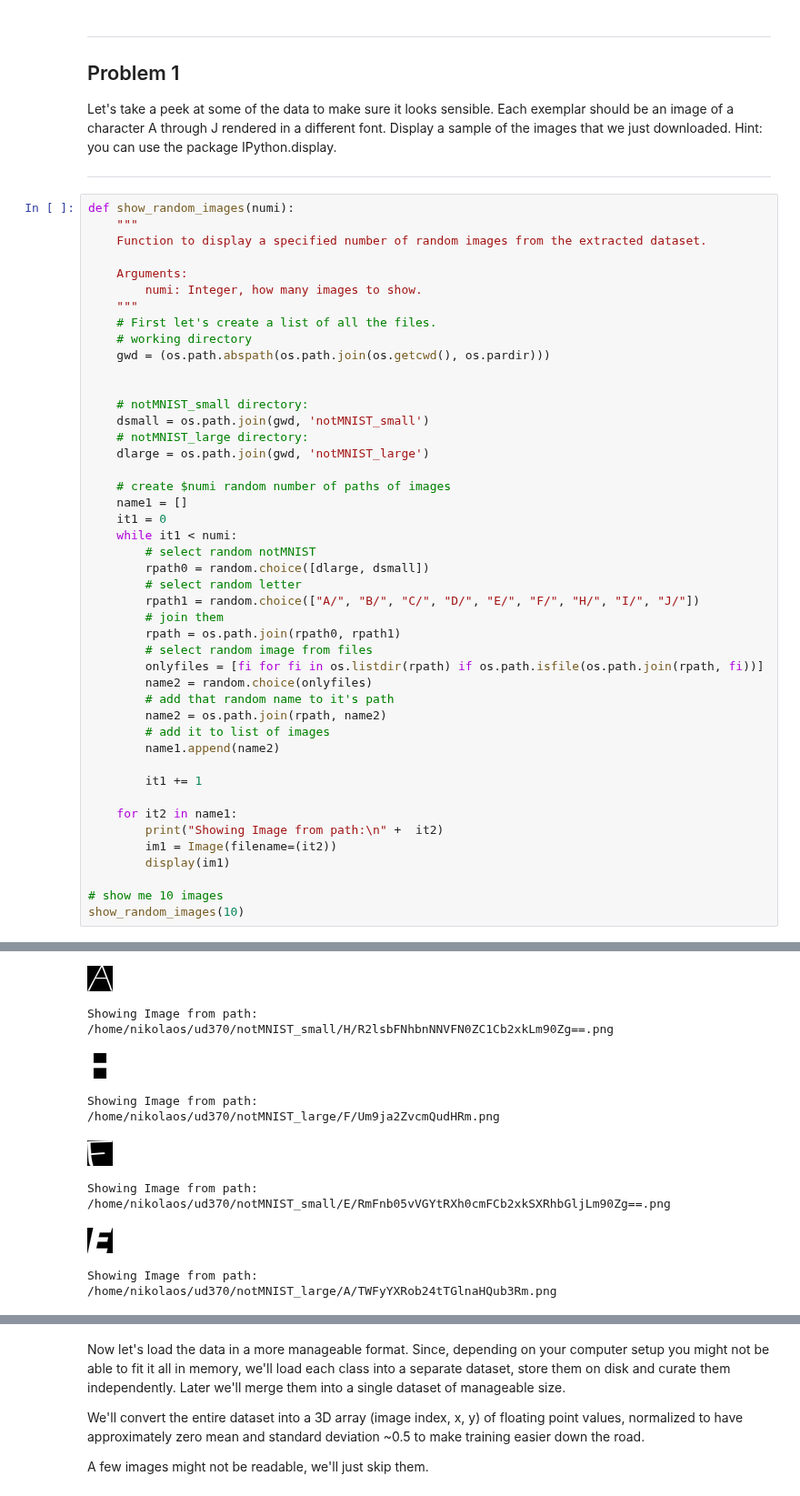
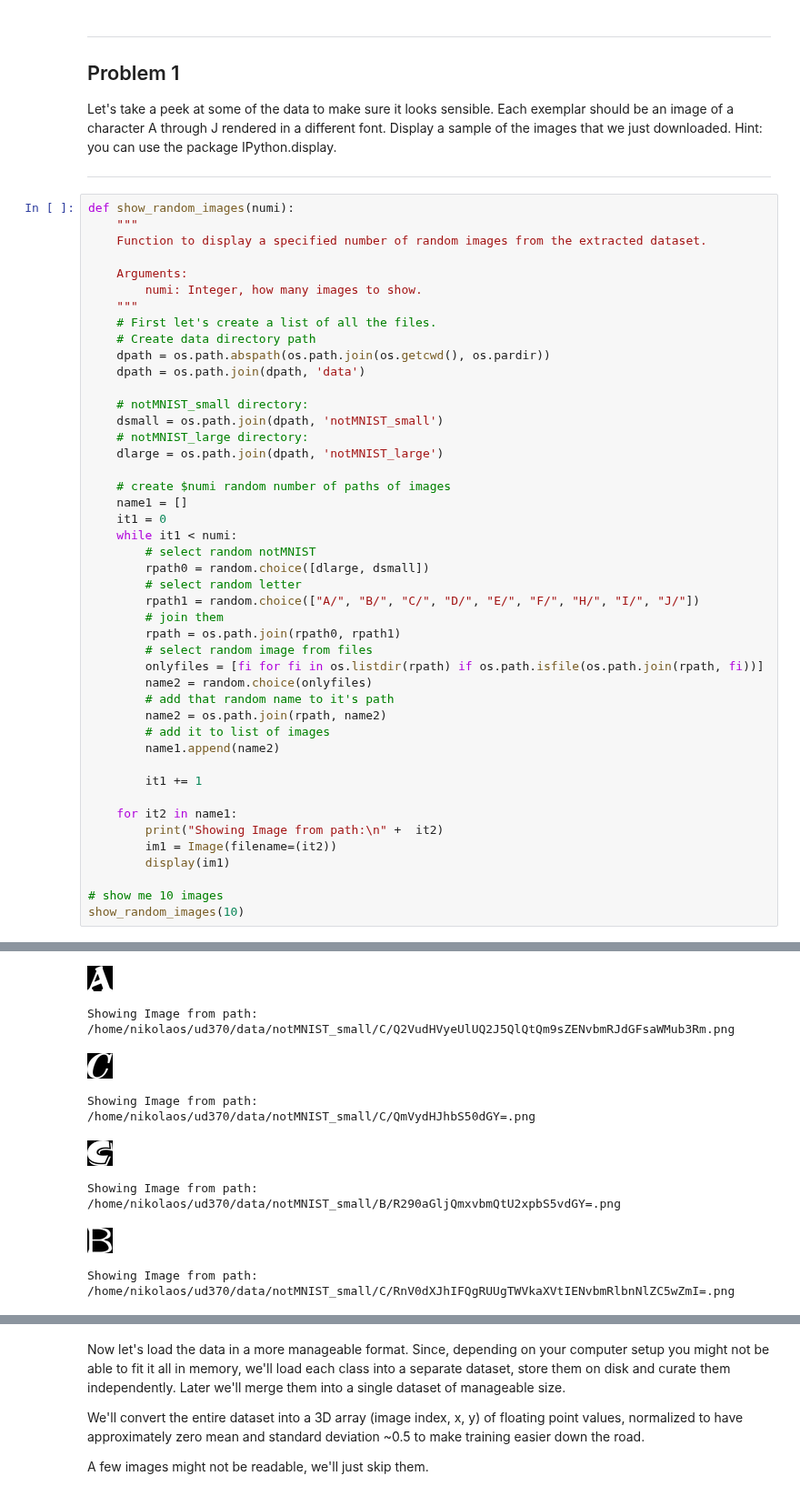
Before and after one commit to Iolaum/ud370, a Jupyter notebook: assignments/1_notmnist.ipynb, the cells around one changed output, grey strips where cells are left out. Shown at 91% size. Saved outputs shown, nothing was run; the diff lists cells and outputs as text.

```diff
--- a/assignments/1_notmnist.ipynb
+++ b/assignments/1_notmnist.ipynb
@@ -128,14 +155,14 @@ def show_random_images(numi):
         numi: Integer, how many images to show.
     """
     # First let's create a list of all the files.
-    # working directory
-    gwd = (os.path.abspath(os.path.join(os.getcwd(), os.pardir)))
-
+    # Create data directory path
+    dpath = os.path.abspath(os.path.join(os.getcwd(), os.pardir))
+    dpath = os.path.join(dpath, 'data')
 
     # notMNIST_small directory:
-    dsmall = os.path.join(gwd, 'notMNIST_small')
+    dsmall = os.path.join(dpath, 'notMNIST_small')
     # notMNIST_large directory:
-    dlarge = os.path.join(gwd, 'notMNIST_large')
+    dlarge = os.path.join(dpath, 'notMNIST_large')
 
     # create $numi random number of paths of images
     name1 = []
@@ -170,12 +197,12 @@ Showing Image from path:
-[figure, old version]
+[figure, new version]
 Showing Image from path:
-/home/nikolaos/ud370/notMNIST_small/H/R2lsbFNhbnNNVFN0ZC1Cb2xkLm90Zg==.png
+/home/nikolaos/ud370/data/notMNIST_small/C/Q2VudHVyeUlUQ2J5QlQtQm9sZENvbmRJdGFsaWMub3Rm.png
-[figure, old version]
+[figure, new version]
 Showing Image from path:
-/home/nikolaos/ud370/notMNIST_large/F/Um9ja2ZvcmQudHRm.png
+/home/nikolaos/ud370/data/notMNIST_small/C/QmVydHJhbS50dGY=.png
-[figure, old version]
+[figure, new version]
 Showing Image from path:
-/home/nikolaos/ud370/notMNIST_small/E/RmFnb05vVGYtRXh0cmFCb2xkSXRhbGljLm90Zg==.png
+/home/nikolaos/ud370/data/notMNIST_small/B/R290aGljQmxvbmQtU2xpbS5vdGY=.png
-[figure, old version]
+[figure, new version]
 Showing Image from path:
-/home/nikolaos/ud370/notMNIST_large/A/TWFyYXRob24tTGlnaHQub3Rm.png
+/home/nikolaos/ud370/data/notMNIST_small/C/RnV0dXJhIFQgRUUgTWVkaXVtIENvbmRlbnNlZC5wZmI=.png
```
Also changed, not shown: parts of 16 cells of this notebook.
